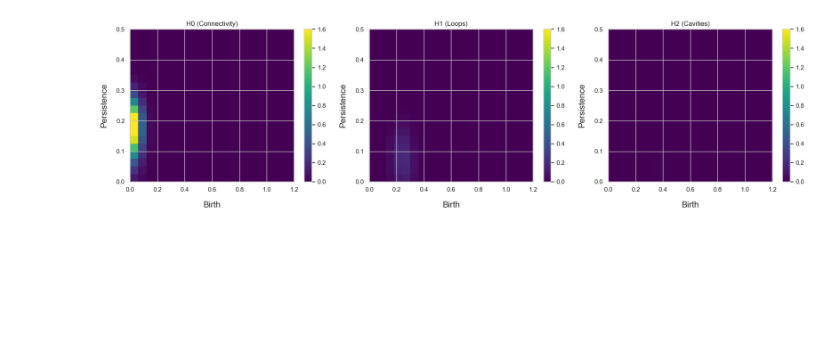
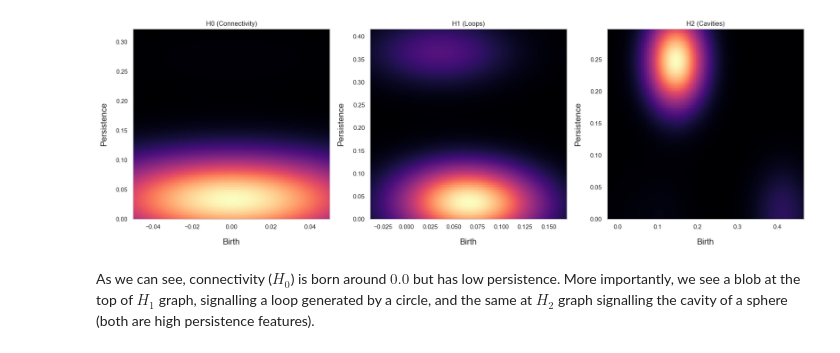
Before and after one commit to DovydasVe/computational-geometry-tda, a Jupyter notebook: reproductions/adams2017_persistence_images/reproduction_persistence_images.ipynb, the cells around one changed output. Saved outputs shown, nothing was run; the diff lists cells and outputs as text; code cells hidden in the pictures; blank space fills up the shorter version.

```diff
--- a/reproductions/adams2017_persistence_images/reproduction_persistence_images.ipynb
+++ b/reproductions/adams2017_persistence_images/reproduction_persistence_images.ipynb
@@ -26,31 +45,37 @@ from core.representations import PersistenceImage
 # %%
-np.random.seed(42)
-points = np.random.random((100, 3))
-rf_ripser = rips_filtration(points, use_ripser=True)
+circle = generate_circle(n_points=300, noise=0.01, random_state=random_state)
+sphere = generate_sphere(n_points=300, noise=0.01, random_state=random_state)
+
+circle[:, 0] -= 0.5
+
+points = np.vstack((circle, sphere))
+rf_ripser = rips_filtration(points, max_dim=2, use_ripser=True)
+
+res = (100, 100)
+sigma = 0.05
 
 pd = PersistenceDiagram()
 for pair in rf_ripser.extract_pairs():
     pd.add_pair(pair)
 
-fig, axes = plt.subplots(1, 3, figsize=(18, 5))
+fig, axes = plt.subplots(1, 3, figsize=(18, 6))
 
-global_bounds = ((0, 1.2), (0, 0.5))
-max_intensity = 1.6
-
-pi_h0 = PersistenceImage(pd=pd, sigma=0.05, resolution=(20,20), homology_dim=0, bounds=global_bounds)
-pi_h0.plot(ax=axes[0], vmin=0, vmax=max_intensity)
+pi_h0 = PersistenceImage(pd=pd, sigma=sigma, resolution=res, homology_dim=0)
+pi_h0.plot(ax=axes[0])
 axes[0].set_title("H0 (Connectivity)")
 
-pi_h1 = PersistenceImage(pd=pd, sigma=0.05, resolution=(20,20), homology_dim=1, bounds=global_bounds)
-pi_h1.plot(ax=axes[1], vmin=0, vmax=max_intensity)
+pi_h1 = PersistenceImage(pd=pd, sigma=sigma, resolution=res, homology_dim=1)
+pi_h1.plot(ax=axes[1])
 axes[1].set_title("H1 (Loops)")
 
-pi_h2 = PersistenceImage(pd=pd, sigma=0.05, resolution=(20,20), homology_dim=2, bounds=global_bounds)
-pi_h2.plot(ax=axes[2], vmin=0, vmax=max_intensity)
+pi_h2 = PersistenceImage(pd=pd, sigma=sigma, resolution=res, homology_dim=2)
+pi_h2.plot(ax=axes[2])
 axes[2].set_title("H2 (Cavities)")
 
 plt.tight_layout()
 plt.show()
 # %% [output]
-[figure, old version]
+[figure, new version]
+# %% [markdown]
+As we can see, connectivity ($H_0$) is born around $0.0$ but has low persistence. More importantly, we see a blob at the top of $H_1$ graph, signalling a loop generated by a circle, and the same at $H_2$ graph signalling the cavity of a sphere (both are high persistence features).
 # %% [markdown]
```
Also changed, not shown: parts of 29 cells of this notebook, 5 other files.
